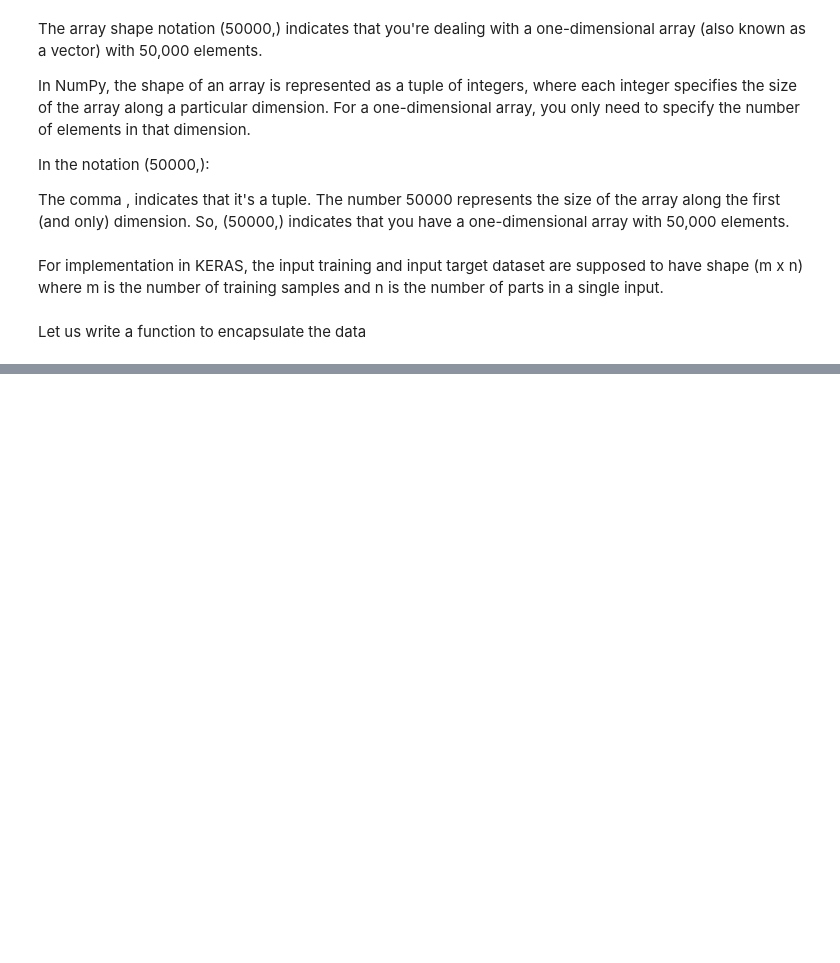
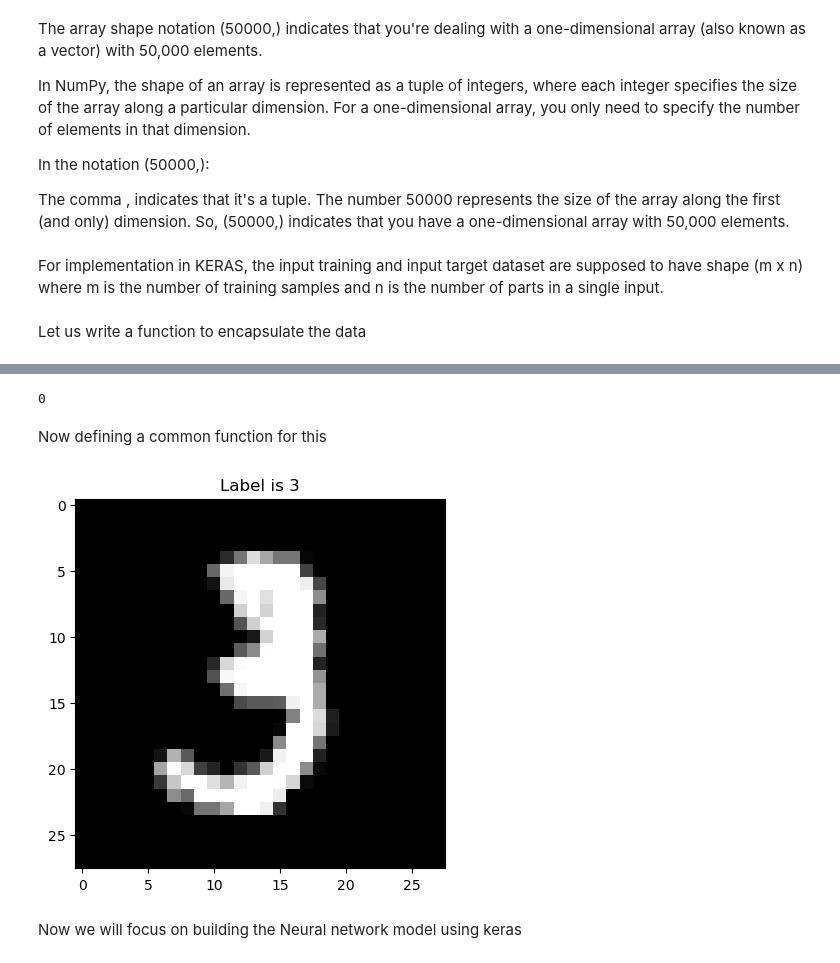
Before and after one commit to DipayanP/KERA_EXP, a Jupyter notebook: MNIST_Experiment.ipynb, the cells around one changed output, grey strips where cells are left out. Cells and saved outputs as stored; diff of their text form; code cells hidden in the pictures; blank space fills up the shorter version.

```diff
--- a/MNIST_Experiment.ipynb
+++ b/MNIST_Experiment.ipynb
@@ -293,0 +353,24 @@ train_x.shape
+# %%
+#The above resulted in the One Hot encoded format. Hence we will check by loading the raw data and extract the corresponding output data represented by the second element of the
+#training data in the 1000th row position. This output label should tally with the image representation.
+train_data, validate_data , test_data = load_data()
+label = train_data[1][1000]
+label
+# %% [output]
+0
+# %% [markdown]
+Now defining a common function for this
+# %%
+def image_display_with_label(index):
+    train_data, validate_data , test_data = load_data()
+    k = train_data[0][index,:] # we are taking the index element of the 1st array element from the raw training data. This was previously returned as train_x above
+    k = k.reshape(28, 28)
+    plt.title('Label is {label}'.format(label = train_data[1][index]))
+    plt.imshow(k, cmap = 'gray')
+# %%
+index = 10
+image_display_with_label (index)
+# %% [output]
+[figure, added]
+# %% [markdown]
+Now we will focus on building the Neural network model using keras
```
Also changed, not shown: parts of 37 cells of this notebook.
